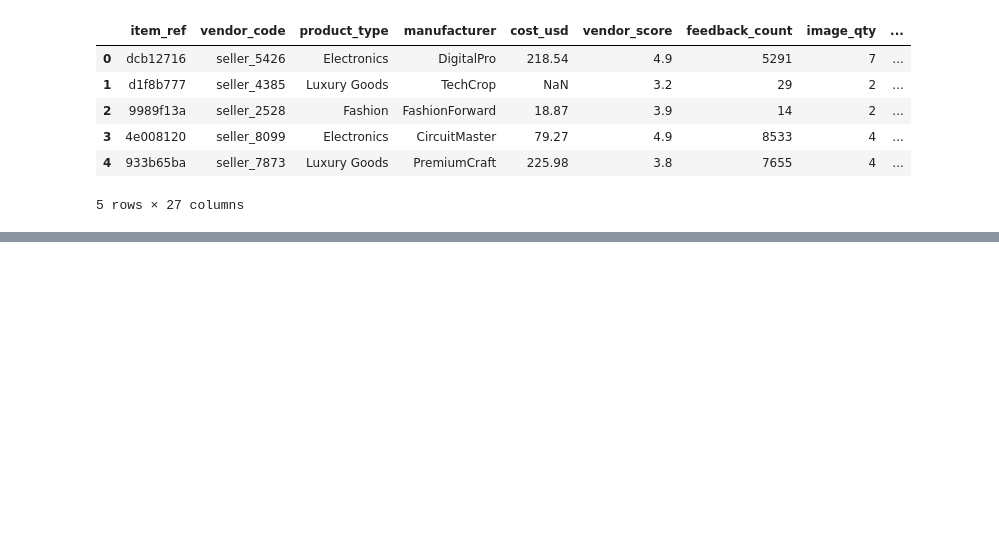
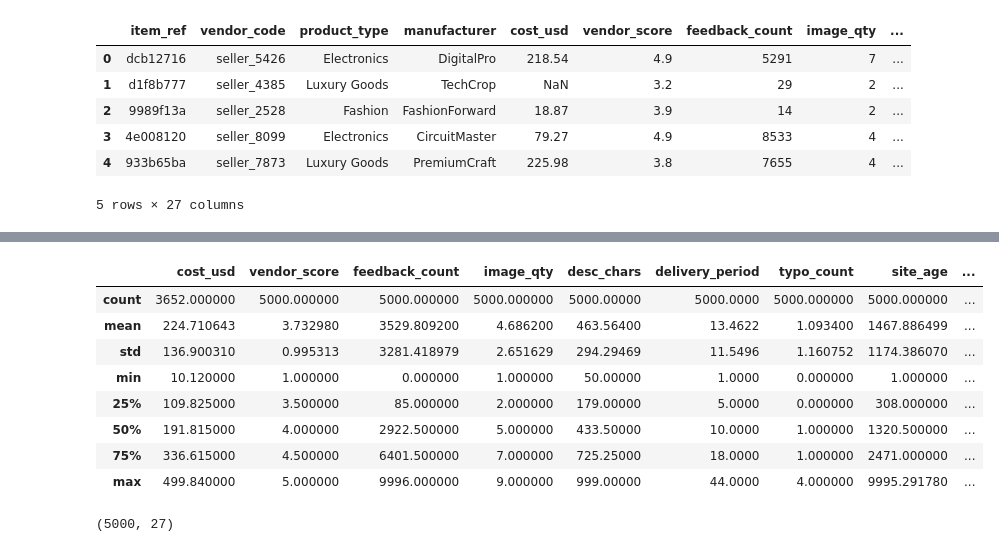
Before and after one commit to N1KH1LT0X1N/S4DS-Tasks, a Jupyter notebook: task1/S4DS_Task1.ipynb, the cells around one changed output, grey strips where cells are left out. Drawn from its saved outputs; the diff is of its cells as text; code cells hidden in the pictures; blank space fills up the shorter version.

```diff
--- a/task1/S4DS_Task1.ipynb
+++ b/task1/S4DS_Task1.ipynb
@@ -20,0 +101,16 @@ df.head()
+# %%
+df.describe()
+# %% [output]
+|  | cost_usd | vendor_score | feedback_count | image_qty | desc_chars | delivery_period | typo_count | site_age | ... |
+| count | 3652.000000 | 5000.000000 | 5000.000000 | 5000.000000 | 5000.00000 | 5000.0000 | 5000.000000 | 5000.000000 | ... |
+| mean | 224.710643 | 3.732980 | 3529.809200 | 4.686200 | 463.56400 | 13.4622 | 1.093400 | 1467.886499 | ... |
+| std | 136.900310 | 0.995313 | 3281.418979 | 2.651629 | 294.29469 | 11.5496 | 1.160752 | 1174.386070 | ... |
+| min | 10.120000 | 1.000000 | 0.000000 | 1.000000 | 50.00000 | 1.0000 | 0.000000 | 1.000000 | ... |
+| 25% | 109.825000 | 3.500000 | 85.000000 | 2.000000 | 179.00000 | 5.0000 | 0.000000 | 308.000000 | ... |
+| 50% | 191.815000 | 4.000000 | 2922.500000 | 5.000000 | 433.50000 | 10.0000 | 1.000000 | 1320.500000 | ... |
+| 75% | 336.615000 | 4.500000 | 6401.500000 | 7.000000 | 725.25000 | 18.0000 | 1.000000 | 2471.000000 | ... |
+| max | 499.840000 | 5.000000 | 9996.000000 | 9.000000 | 999.00000 | 44.0000 | 4.000000 | 9995.291780 | ... |
+# %%
+df.shape
+# %% [output]
+(5000, 27)
```
Also changed, not shown: parts of 13 cells of this notebook.
